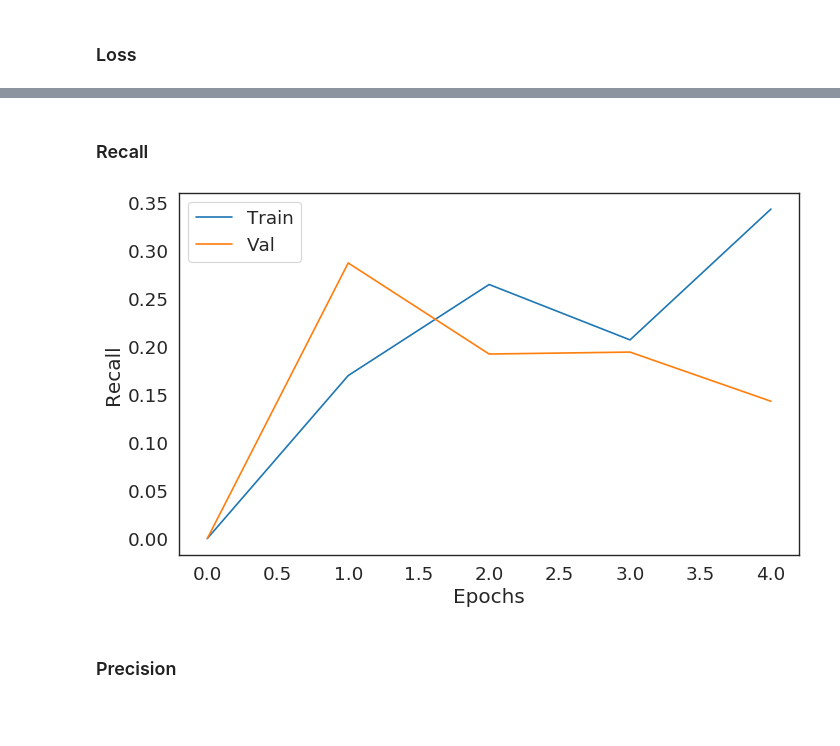
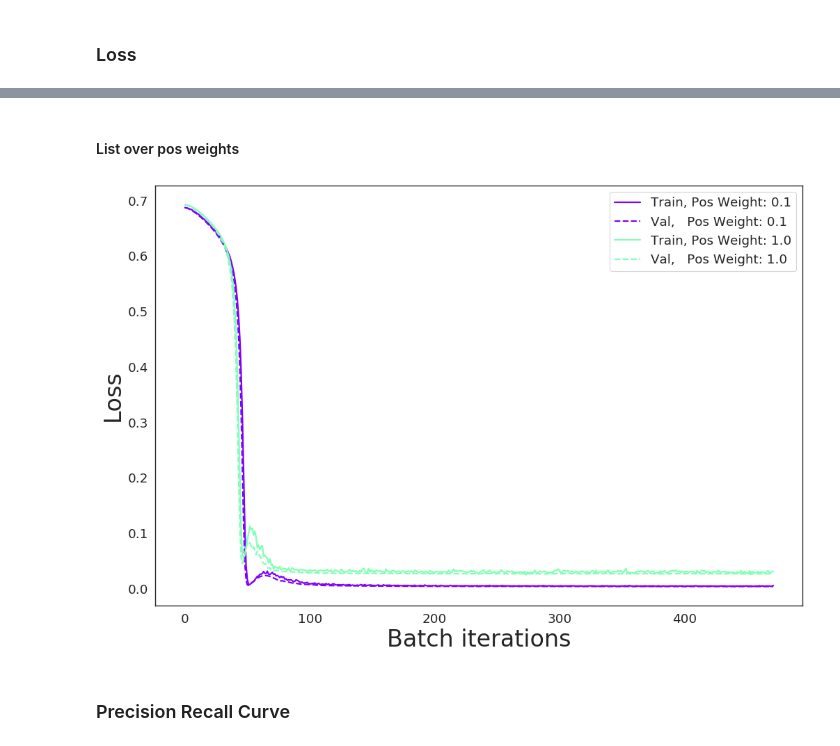
Before and after one commit to MarionLepert/cs229, a Jupyter notebook: DatasetLight.ipynb, the cells around one changed output, grey strips where cells are left out. Saved outputs shown, nothing was run; the diff lists cells and outputs as text; code cells hidden in the pictures; blank space fills up the shorter version.

```diff
--- a/DatasetLight.ipynb
+++ b/DatasetLight.ipynb
@@ -217,14 +233,21 @@ plt.show()
+# %% [markdown]
+#### List over pos weights
+# %%
+fig = plt.figure(num=None, figsize=(15, 10), dpi=80, facecolor='w', edgecolor='k')
+plt.xlabel('Batch iterations', fontsize=30)
+plt.ylabel('Loss', fontsize=30)
+
+n_pos_weight = len(pos_weight_train_loss_list)
+color=iter(cm.rainbow(np.linspace(0,1,n_pos_weight)))
+for j in range(2):
+    c=next(color)
+    pos_weight = list_pos_weight[j]
+    plt.plot(pos_weight_train_loss_list[j], c=c, label='Train, Pos Weight: ' + str(pos_weight), linewidth=2)
+    plt.plot(pos_weight_val_loss_list[j],   c=c, linestyle='--',label='Val,   Pos Weight: ' + str(pos_weight), linewidth=2)
+
+plt.legend()
+plt.show()
+# %% [output]
+[figure, added]
 # %% [markdown]
-### Recall
+### Precision Recall Curve
-# %%
-fig = plt.figure(num=None, figsize=(10, 6), dpi=80, facecolor='w', edgecolor='k')
-plt.plot(train_recall_list, label='Train')
-plt.plot(val_recall_list,   label='Val')
-plt.xlabel('Epochs')
-plt.ylabel('Recall')
-plt.legend()
-plt.show()
-# %% [output]
-[figure, removed]
-# %% [markdown]
-### Precision
```
Also changed, not shown: parts of 15 cells of this notebook, 4 other files.
